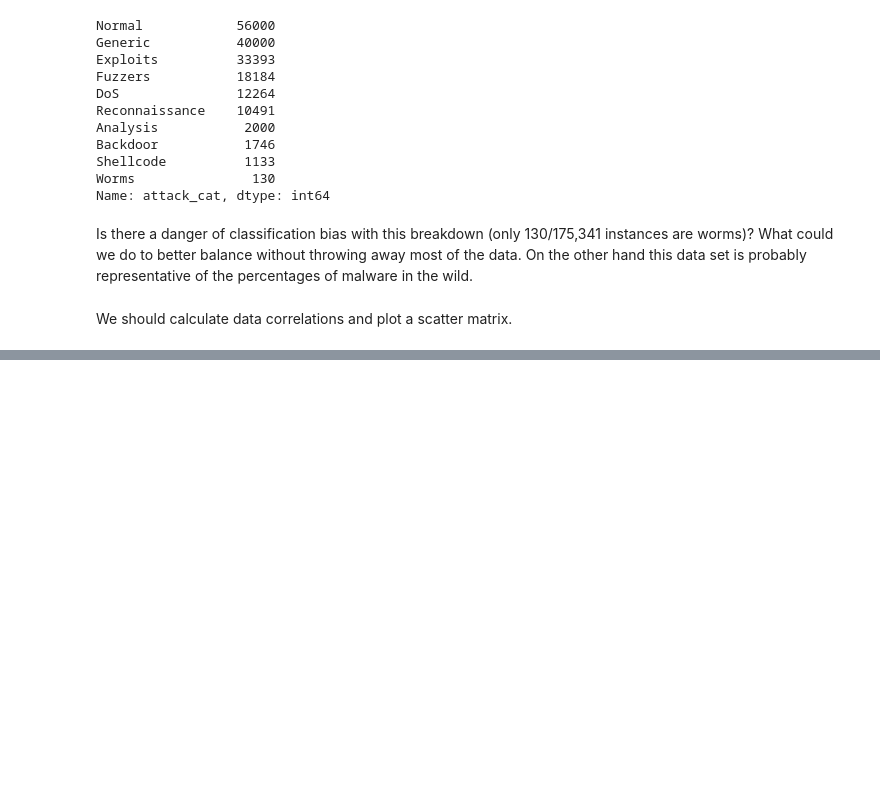
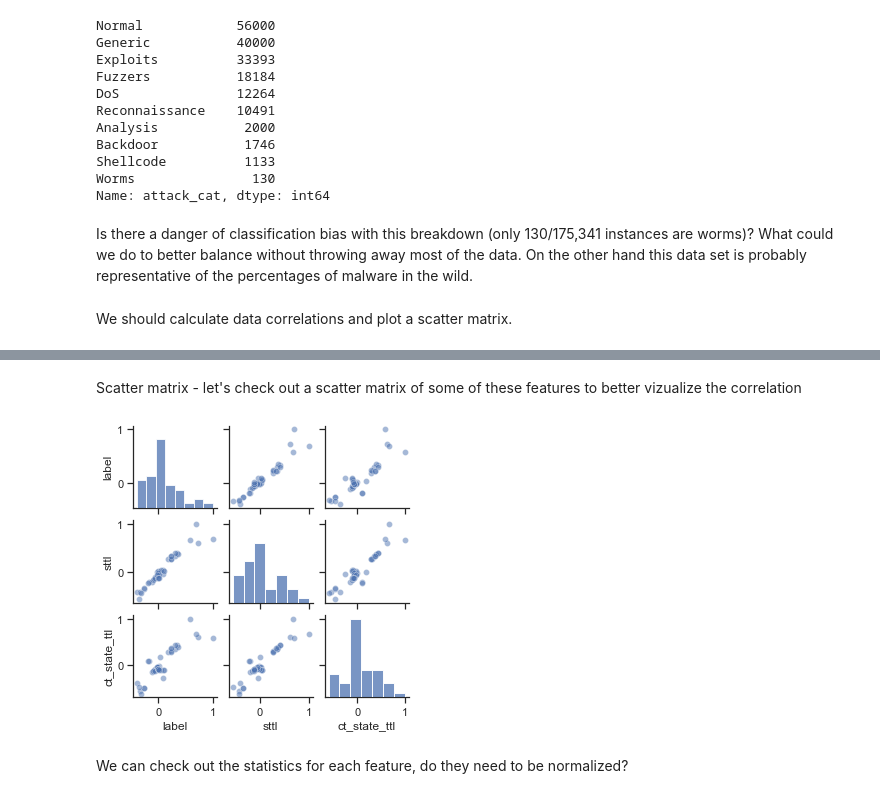
Before and after one commit to pvan1/DATA-606-Capstone, a Jupyter notebook: capstone-phase1.ipynb, the cells around one changed output, grey strips where cells are left out. Cells and saved outputs as stored; diff of their text form; code cells hidden in the pictures; blank space fills up the shorter version.

```diff
--- a/capstone-phase1.ipynb
+++ b/capstone-phase1.ipynb
@@ -156,0 +166,2 @@ Name: dur, dtype: float64
+# %%
+correlation_matrix = training_data.corr()
@@ -156,0 +190,14 @@ Name: dur, dtype: float64
+# %% [markdown]
+Scatter matrix - let's check out a scatter matrix of some of these features to better vizualize the correlation
+# %%
+attrs = ['label', 'sttl', 'ct_state_ttl'] #, 'ct_dst_sport_ltm', 'rate', 'ct_src_dport_ltm', 'ct_dst_src_ltm', 'dwin', 'swin', 'dmean', 'dload']
+# %%
+#training_data.plot.scatter()
+#_ = scatter_matrix(correlation_matrix, figsize=(12,8))
+import seaborn as sns
+sns.set(style='ticks', color_codes=True)
+_ = sns.pairplot(data=correlation_matrix[attrs], height=1.5, aspect=1, plot_kws={'alpha':0.5})
+# %% [output]
+[figure, added]
+# %% [markdown]
+We can check out the statistics for each feature, do they need to be normalized?
```
Also changed, not shown: parts of 23 cells of this notebook.
